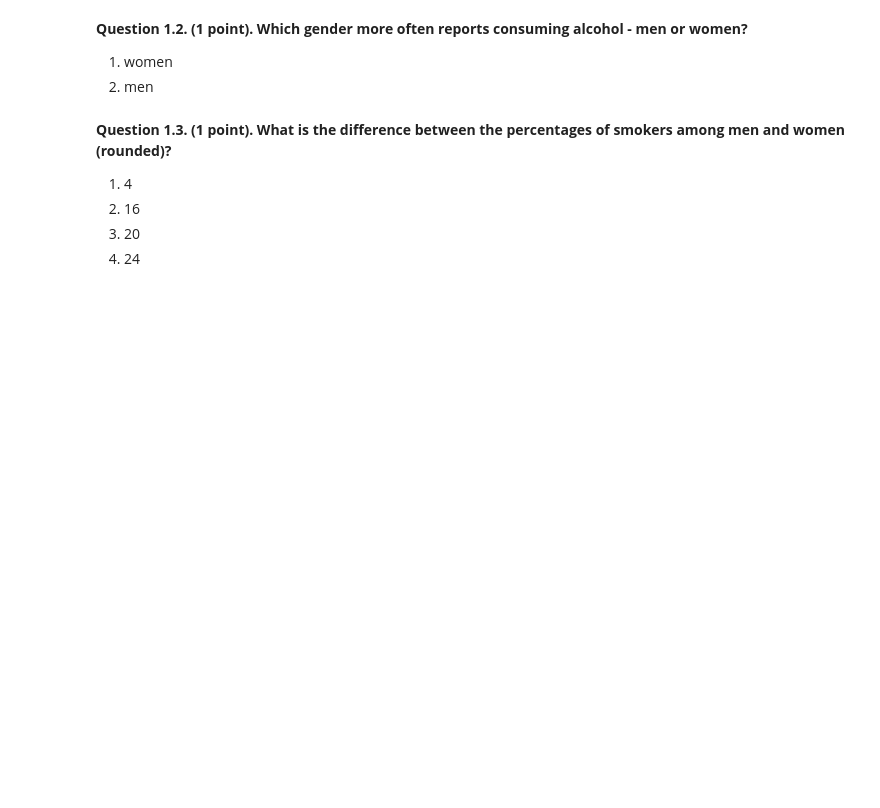
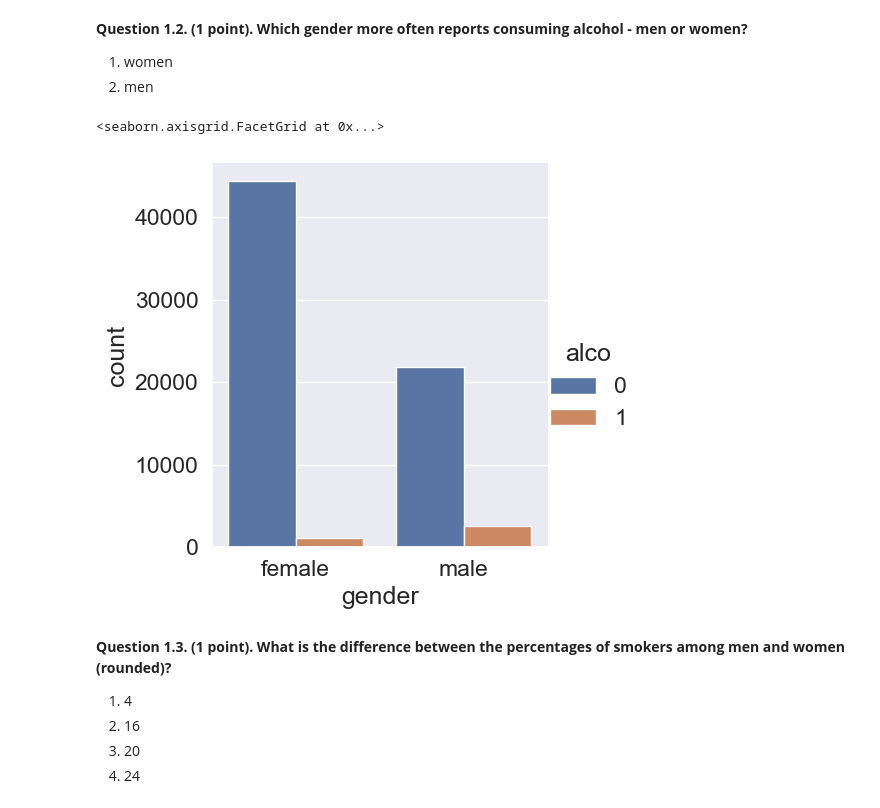
Before and after one commit to hellkirl/mlcourse.ai, a Jupyter notebook: book/assignment02/a2-demo-analyzing-cardiovascular-data.ipynb, the cells around one changed output. Saved outputs shown, nothing was run; the diff lists cells and outputs as text; code cells hidden in the pictures; blank space fills up the shorter version.

```diff
--- a/book/assignment02/a2-demo-analyzing-cardiovascular-data.ipynb
+++ b/book/assignment02/a2-demo-analyzing-cardiovascular-data.ipynb
@@ -175,6 +186,11 @@ In the end, we have:
 **Question 1.2. (1 point). Which gender more often reports consuming alcohol - men or women?**
 1. women
 2. men
+# %%
+sns.catplot(data=df.groupby(["gender", "alco"]).size().to_frame().reset_index().rename(columns={0: "count"}), x="gender", hue="alco", y="count", kind="bar")
+# %% [output]
+<seaborn.axisgrid.FacetGrid at 0x...>
+[figure, added]
 # %% [markdown]
 **Question 1.3. (1 point). What is the difference between the percentages of smokers among men and women (rounded)?**
 1. 4
```
Also changed, not shown: parts of 20 cells of this notebook, 1 other file.
